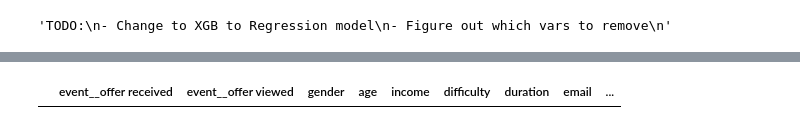
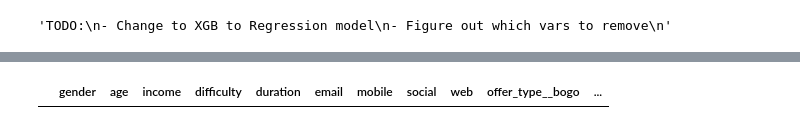
Before and after one commit to jmnickerson05/udacity_starbucks_capstone, a Jupyter notebook: Starbucks_Capstone_notebook.ipynb, the cells around one changed output, grey strips where cells are left out. Cells and saved outputs as stored; diff of their text form; code cells hidden in the pictures.

```diff
--- a/Starbucks_Capstone_notebook.ipynb
+++ b/Starbucks_Capstone_notebook.ipynb
@@ -597,9 +631,9 @@ grid_search_results
  'optimized_accuracy_score': 1.0,
  'optimized_beta_score': 1.0}
 # %%
-# import pickle
-# with open('grid_search_results.pkl', 'wb') as f:
-#     pickle.dump(grid_search_results, f, protocol=pickle.HIGHEST_PROTOCOL)
+import pickle
+with open('grid_search_results.pkl', 'wb') as f:
+    pickle.dump(grid_search_results, f, protocol=pickle.HIGHEST_PROTOCOL)
 # %%
 import pickle
 with open('grid_search_results.pkl', 'rb') as f:
@@ -622,25 +656,32 @@ XGBClassifier(base_score=0.5, booster='gbtree', colsample_bylevel=1,
 # %%
-x = xgb.XGBClassifier(base_score=0.5, booster='gbtree', colsample_bylevel=1,
-              colsample_bynode=1, colsample_bytree=1, gamma=0, gpu_id=-1,
-              importance_type='gain', interaction_constraints='',
-              learning_rate=0.1, max_delta_step=0, max_depth=2,
-              min_child_weight=1, missing=np.nan, monotone_constraints='()',
-              n_estimators=60, n_jobs=0, num_parallel_tree=1,
-              objective='binary:logistic', random_state=0, reg_alpha=0,
-              reg_lambda=1, scale_pos_weight=1, subsample=1,
-              tree_method='exact', validate_parameters=1, verbosity=None)
+# x = xgb.XGBClassifier(base_score=0.5, booster='gbtree', colsample_bylevel=1,
+#               colsample_bynode=1, colsample_bytree=1, gamma=0, gpu_id=-1,
+#               importance_type='gain', interaction_constraints='',
+#               learning_rate=0.1, max_delta_step=0, max_depth=2,
+#               min_child_weight=1, missing=np.nan, monotone_constraints='()',
+#               n_estimators=60, n_jobs=0, num_parallel_tree=1,
+#               objective='binary:logistic', random_state=0, reg_alpha=0,
+#               reg_lambda=1, scale_pos_weight=1, subsample=1,
+#               tree_method='exact', validate_parameters=1, verbosity=None)
+x = grid_search_results['best_clf']
 # %%
 X_train_temp = X_train[[i for i in list(X_train)
                        if i not in
                         [
-                       'event__offer received'
-#                         'event__offer viewed'
+                       'event__offer received',
+                        'event__offer viewed',
+                        'days_as_customer',
+                        'became_member_month',
+                        'became_member_year',
                         ]
                        ]]
 X_test_temp = X_test[[i for i in list(X_test)
                        if i not in [
-                           'event__offer received'
-#                       'event__offer viewed'
+                       'event__offer received',
+                        'event__offer viewed',
+                        'days_as_customer',
+                        'became_member_month',
+                        'became_member_year',
                        ]
                      ]]
 """TODO:
@@ -662,12 +706,12 @@ Accuracy score on testing data: 0.7823
 F-score on testing data: 0.0000
 # %%
 # x.predict(X_test)
-xt = X_test.copy()
-xt['predicted'] = x.predict(X_test)
-xt['actual'] = x.predict(X_test)
+xt = X_test_temp.copy()
+xt['predicted'] = x.predict(X_test_temp)
+xt['actual'] = x.predict(X_test_temp)
 xt[xt.predicted != xt.actual]
 # %% [output]
-|  | event__offer received | event__offer viewed | gender | age | income | difficulty | duration | email | ... |
+|  | gender | age | income | difficulty | duration | email | mobile | social | web | offer_type__bogo | ... |
 # %%
 # Import library for VIF
 from statsmodels.stats.outliers_influence import variance_inflation_factor
```
Also changed, not shown: parts of 27 cells of this notebook, 2 other files.
